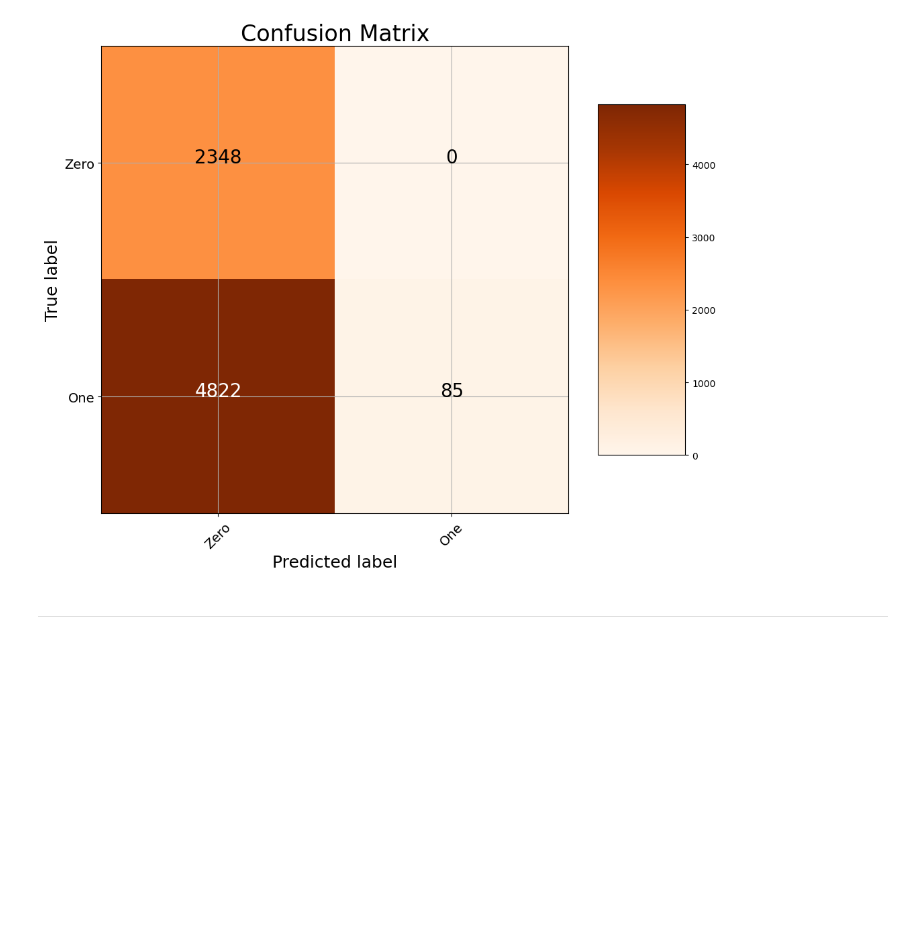
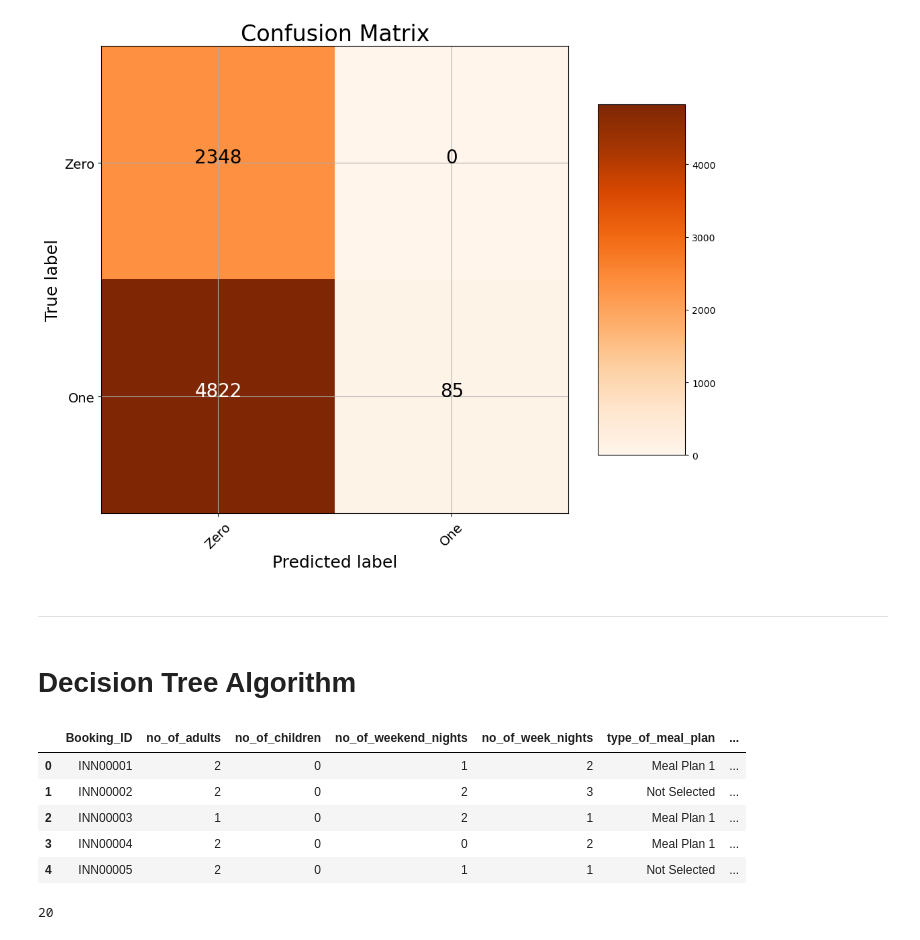
Before and after one commit to jorgeluisgalarraga/hotel_reservation_predictions, a Jupyter notebook: Hotel_Reservations_Prediction.ipynb, the cells around one changed output. Saved outputs shown, nothing was run; the diff lists cells and outputs as text; code cells hidden in the pictures; blank space fills up the shorter version.

Commit message:
final code for decision tree

```diff
--- a/Hotel_Reservations_Prediction.ipynb
+++ b/Hotel_Reservations_Prediction.ipynb
@@ -798,3 +795,22 @@ Confusion matrix, without normalization
 [figure]
 # %% [markdown]
 ---
+# %% [markdown]
+# Decision Tree Algorithm
+# %%
+#add a new column called  "booking status updated" with 0 and 1 values. Not_cancelled is 1 and cancelled is 0
+df['Booking_Status_Updated']=y_encoded
+# %%
+df.head()
+# %% [output]
+|  | Booking_ID | no_of_adults | no_of_children | no_of_weekend_nights | no_of_week_nights | type_of_meal_plan | ... |
+| 0 | INN00001 | 2 | 0 | 1 | 2 | Meal Plan 1 | ... |
+| 1 | INN00002 | 2 | 0 | 2 | 3 | Not Selected | ... |
+| 2 | INN00003 | 1 | 0 | 2 | 1 | Meal Plan 1 | ... |
+| 3 | INN00004 | 2 | 0 | 0 | 2 | Meal Plan 1 | ... |
+| 4 | INN00005 | 2 | 0 | 1 | 1 | Not Selected | ... |
+# %%
+#checking the number of columns in the dataframe df
+df.columns.size
+# %% [output]
+20
```
Also changed, not shown: parts of 39 cells of this notebook.
